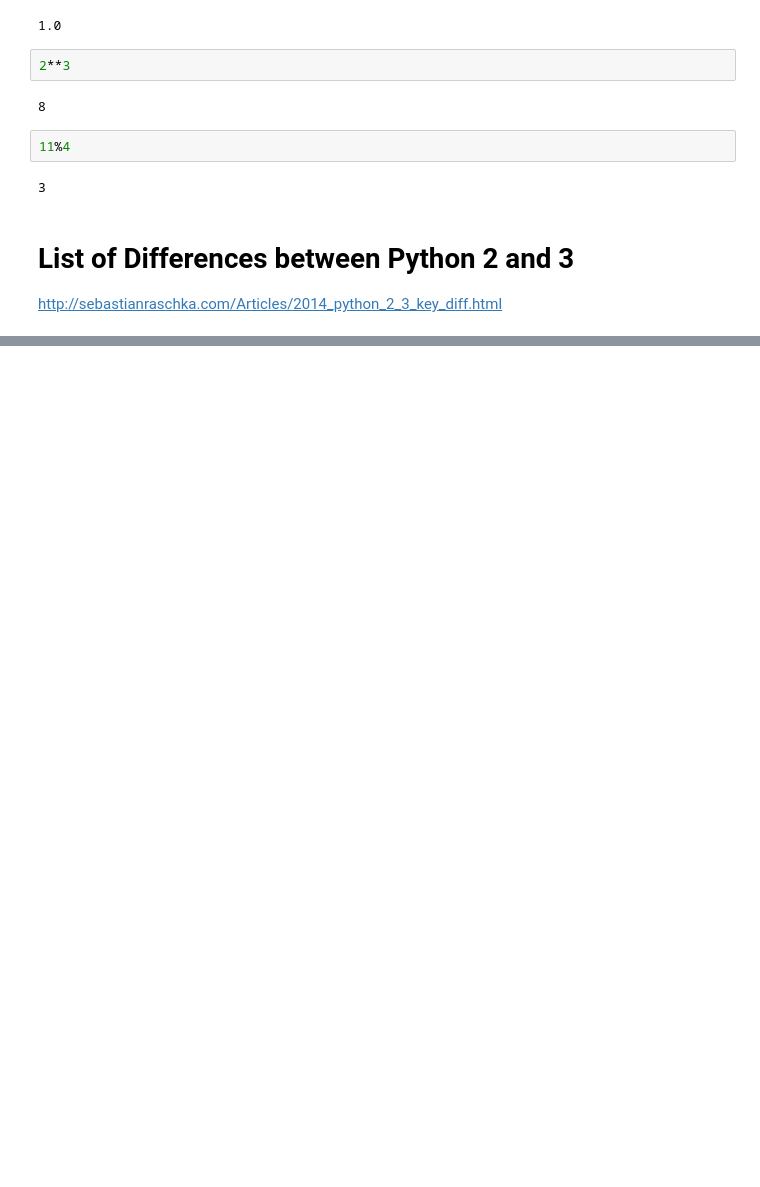
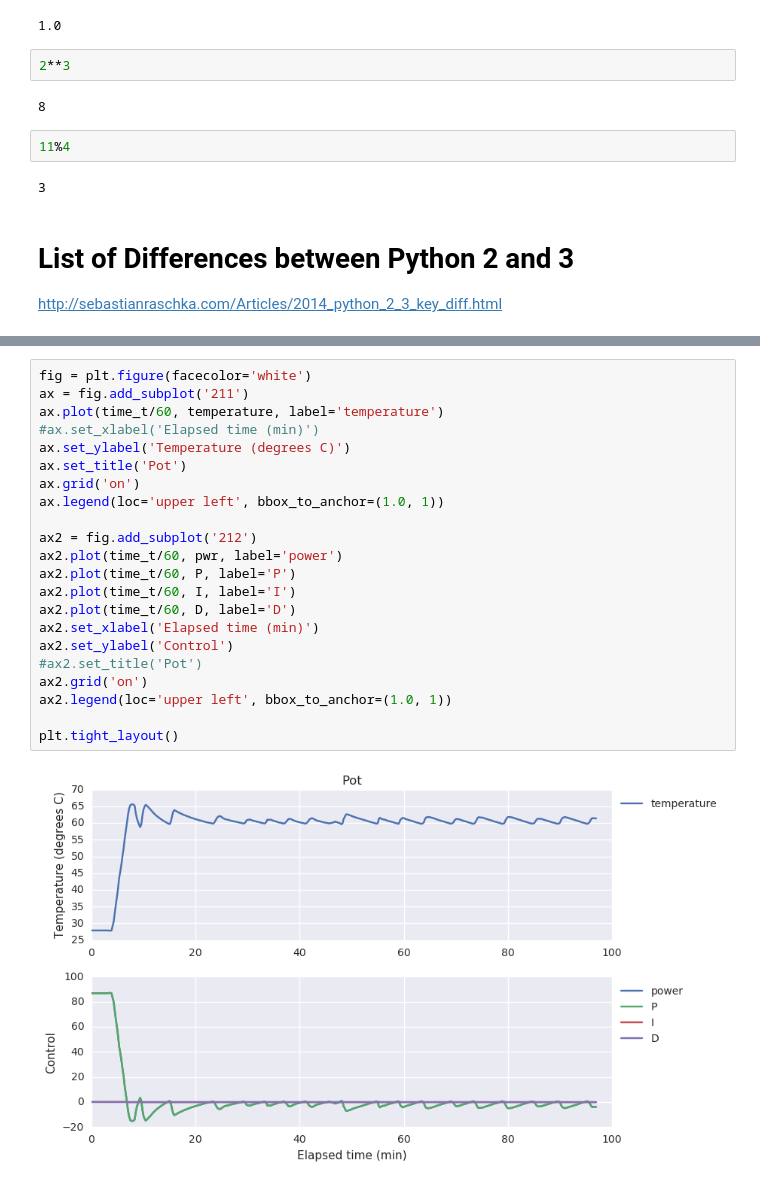
Before and after one commit to tmdojo/pythonmeetup, a Jupyter notebook: 20170726/PythonMeetup20170726.ipynb, the cells around one changed output, grey strips where cells are left out. Drawn from its saved outputs; the diff is of its cells as text; blank space fills up the shorter version.

```diff
--- a/20170726/PythonMeetup20170726.ipynb
+++ b/20170726/PythonMeetup20170726.ipynb
@@ -57,0 +153,24 @@ from matplotlib import pyplot as plt
+# %%
+fig = plt.figure(facecolor='white')
+ax = fig.add_subplot('211')
+ax.plot(time_t/60, temperature, label='temperature')
+#ax.set_xlabel('Elapsed time (min)')
+ax.set_ylabel('Temperature (degrees C)')
+ax.set_title('Pot')
+ax.grid('on')
+ax.legend(loc='upper left', bbox_to_anchor=(1.0, 1))
+
+ax2 = fig.add_subplot('212')
+ax2.plot(time_t/60, pwr, label='power')
+ax2.plot(time_t/60, P, label='P')
+ax2.plot(time_t/60, I, label='I')
+ax2.plot(time_t/60, D, label='D')
+ax2.set_xlabel('Elapsed time (min)')
+ax2.set_ylabel('Control')
+#ax2.set_title('Pot')
+ax2.grid('on')
+ax2.legend(loc='upper left', bbox_to_anchor=(1.0, 1))
+
+plt.tight_layout()
+# %% [output]
+[figure, added]
```
Also changed, not shown: parts of 32 cells of this notebook, 8 other files.
